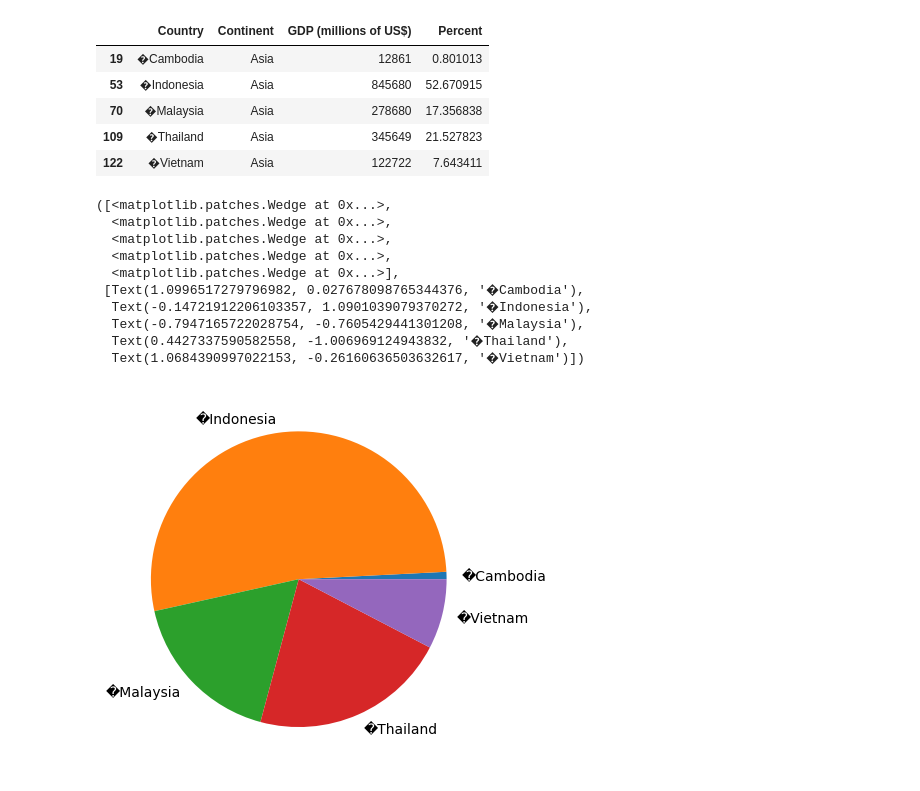
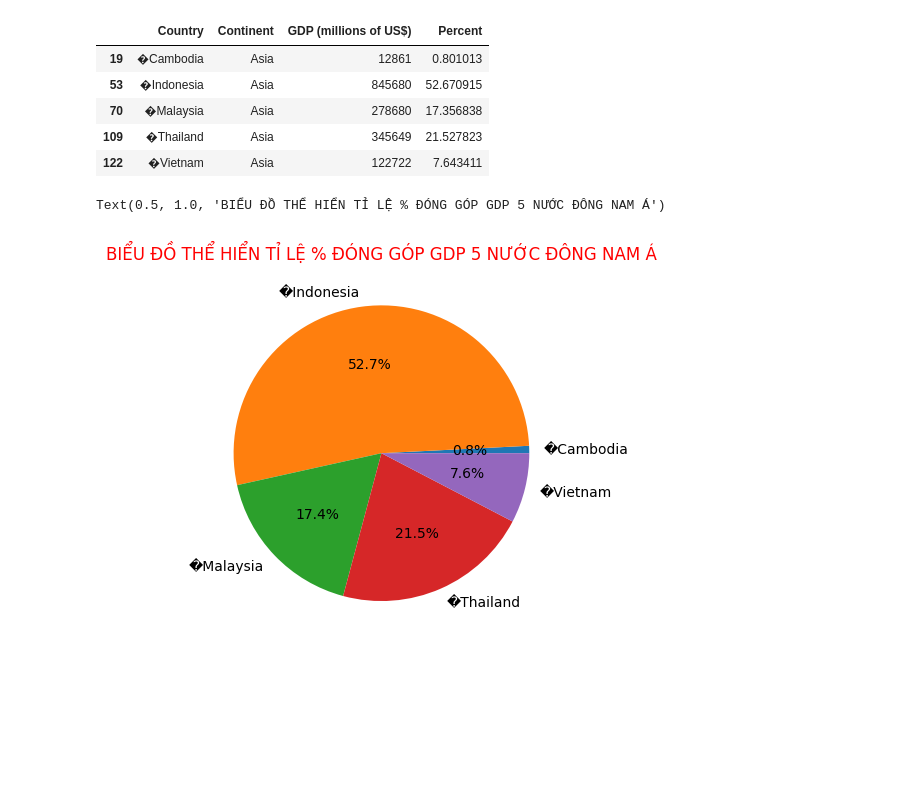
Before and after one commit to vothicamngan/DAP, a Jupyter notebook: baitap_trucquanhoadulieu1_GDP.ipynb, the cells around one changed output. Saved outputs shown, nothing was run; the diff lists cells and outputs as text; code cells hidden in the pictures; blank space fills up the shorter version.

```diff
--- a/baitap_trucquanhoadulieu1_GDP.ipynb
+++ b/baitap_trucquanhoadulieu1_GDP.ipynb
@@ -67,16 +67,8 @@ See the caveats in the documentation: https://pandas.pydata.org/pandas-docs/stab
 | 109 | �Thailand | Asia | 345649 | 21.527823 |
 | 122 | �Vietnam | Asia | 122722 | 7.643411 |
 # %%
-plt.pie(data_2['Percent'], labels=data_2['Country'],data=data_2['Percent'])
+plt.pie(data_2['Percent'], labels=data_2['Country'],data=data_2['Percent'],autopct='%1.1f%%')
+plt.title("BIỂU ĐỒ THỂ HIỂN TỈ LỆ % ĐÓNG GÓP GDP 5 NƯỚC ĐÔNG NAM Á", color='r')
 # %% [output]
-([<matplotlib.patches.Wedge at 0x...>,
-  <matplotlib.patches.Wedge at 0x...>,
-  <matplotlib.patches.Wedge at 0x...>,
-  <matplotlib.patches.Wedge at 0x...>,
-  <matplotlib.patches.Wedge at 0x...>],
- [Text(1.0996517279796982, 0.027678098765344376, '�Cambodia'),
-  Text(-0.14721912206103357, 1.0901039079370272, '�Indonesia'),
-  Text(-0.7947165722028754, -0.7605429441301208, '�Malaysia'),
-  Text(0.4427337590582558, -1.006969124943832, '�Thailand'),
-  Text(1.0684390997022153, -0.26160636503632617, '�Vietnam')])
+Text(0.5, 1.0, 'BIỂU ĐỒ THỂ HIỂN TỈ LỆ % ĐÓNG GÓP GDP 5 NƯỚC ĐÔNG NAM Á')
-[figure, old version]
+[figure, new version]
```
